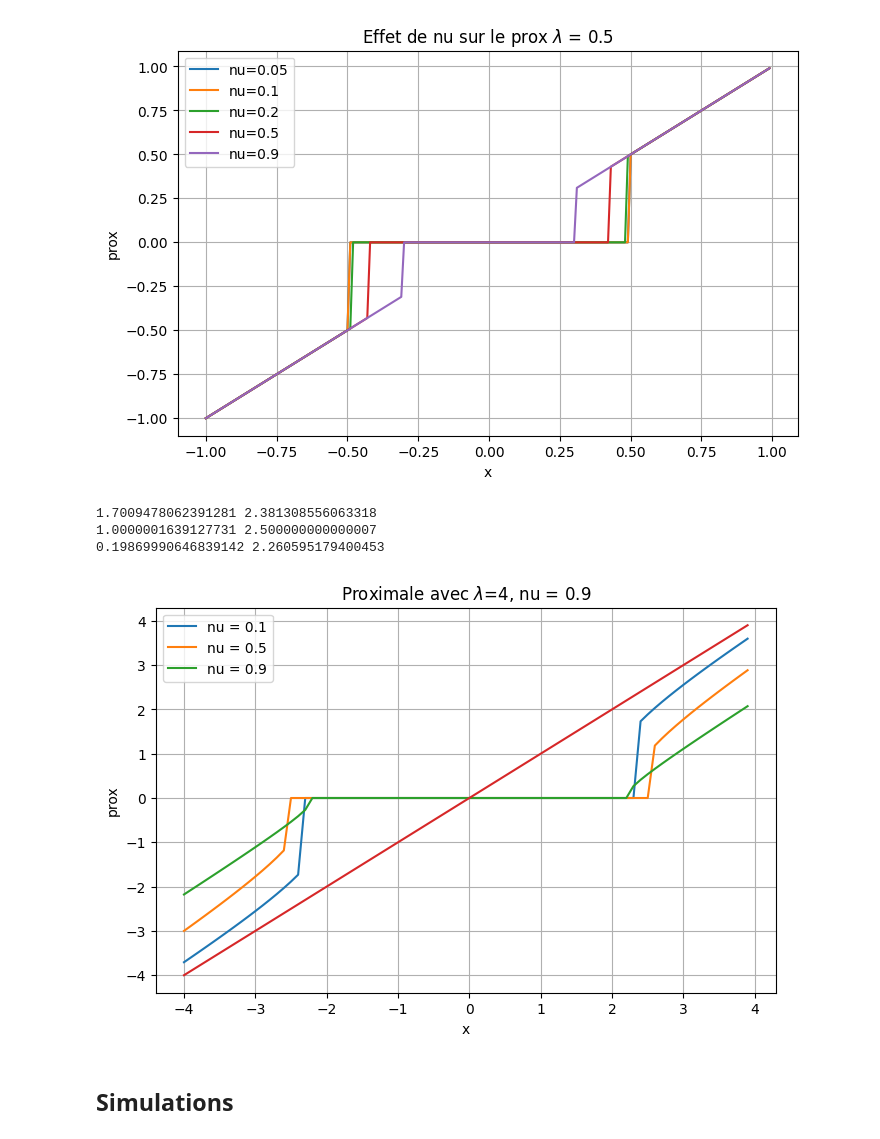
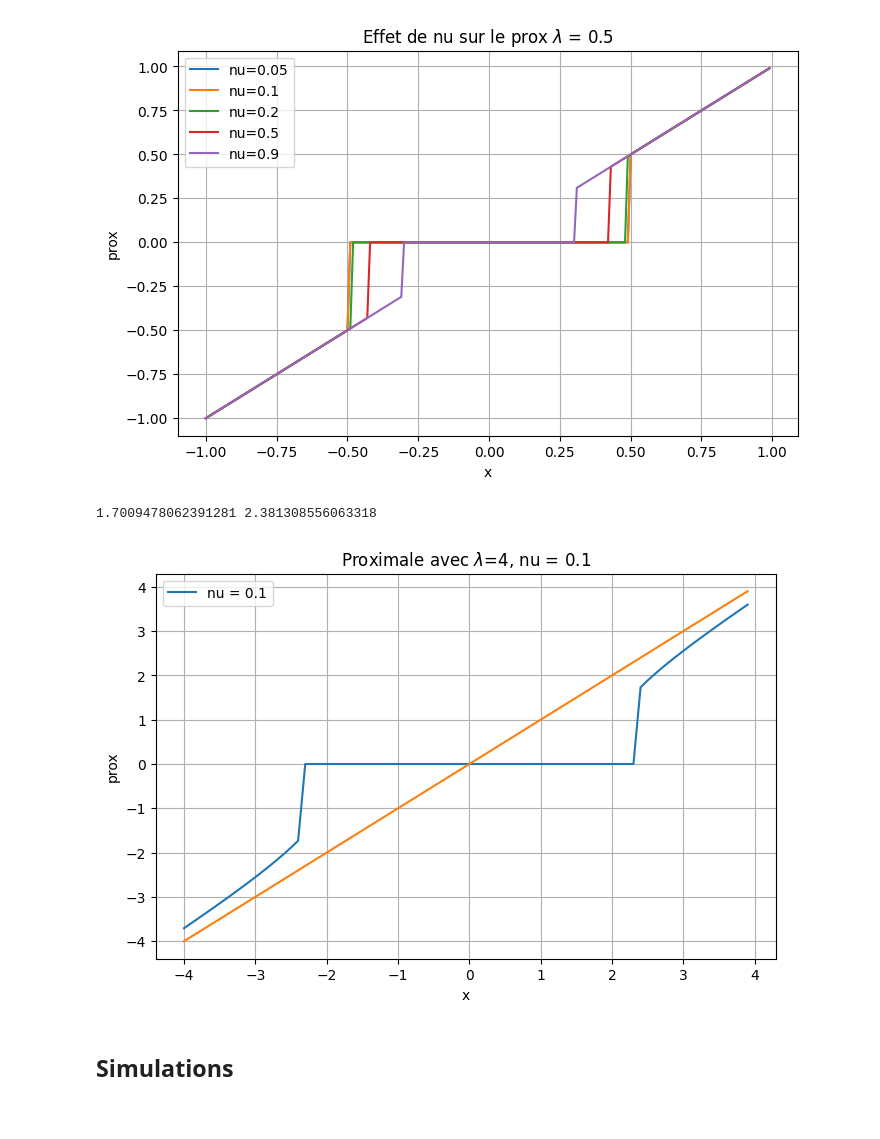
Before and after one commit to AymenBlk/STAGE-GENEVE, a Jupyter notebook: AYMEN/EXPLORATION/CAS LINEAIRE/HARDER LASSO/Basis.ipynb, the cells around one changed output. Cells and saved outputs as stored; diff of their text form; code cells hidden in the pictures.

```diff
--- a/AYMEN/EXPLORATION/CAS LINEAIRE/HARDER LASSO/Basis.ipynb
+++ b/AYMEN/EXPLORATION/CAS LINEAIRE/HARDER LASSO/Basis.ipynb
@@ -204,37 +204,35 @@ def F_theta_prime(theta, z, lmbda, nu):
     return 1 + lmbda * drho_nu_prime(theta, nu)
 
 plt.figure(figsize=(8, 5))
 
-for nu in [0.1,0.5,0.9]:
+for nu in [0.1]:
 
     kappa = dichotomie(F_jump, (lmbda, nu), a=1e-25, b=1e2, tol=1e-6)
     phi = 0.5 * kappa + lmbda / (1 + kappa**(1 - nu))
 
     print(kappa, phi)
 
     y = np.zeros_like(x_list)
     for i, x in enumerate(x_list):
         if abs(x) <= phi:
             y[i] = 0.0
         else:
             y[i] = newton(F_theta, F_theta_prime, F_args=(x, lmbda, nu), x0=x, tol=1e-6)
 
     plt.plot(x_list, y, label=f"nu = {nu}")
 
 plt.plot(x_list, x_list)
 
 
 plt.legend()
 plt.title(f"Proximale avec $\lambda$={lmbda}, nu = {nu}")
 plt.xlabel("x")
 plt.ylabel("prox")
 plt.grid(True)
 plt.show()
 # %% [output]
 1.7009478062391281 2.381308556063318
-1.0000001639127731 2.500000000000007
-0.19869990646839142 2.260595179400453
-[figure, old version]
+[figure, new version]
 # %% [markdown]
 ## Simulations
 # %%
```
Also changed, not shown: parts of 2 cells of this notebook, 7 other files.
